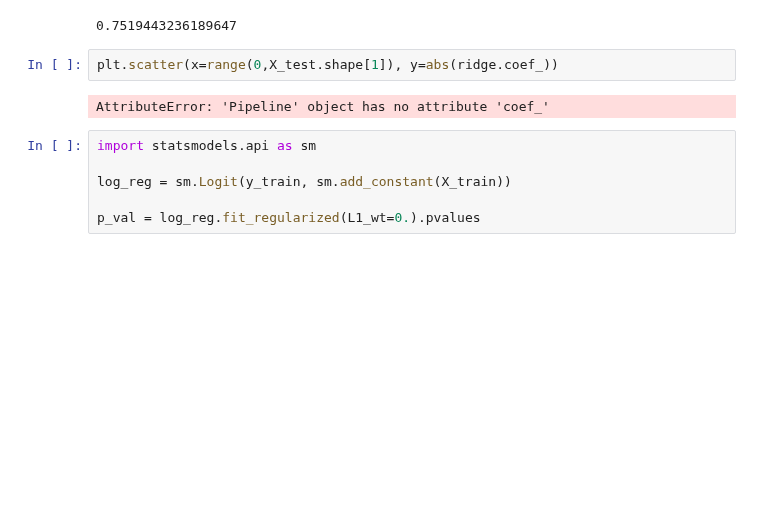
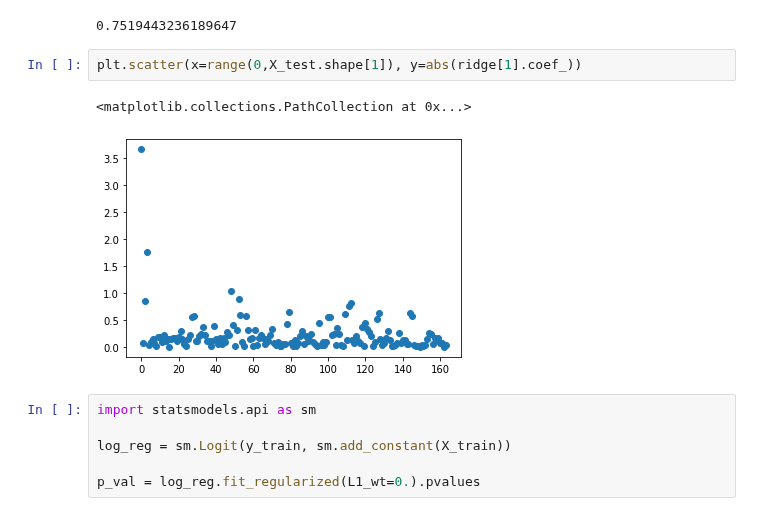
Before and after one commit to g0bel1n/VIX_predictions, a Jupyter notebook: analysis/ridge_2.ipynb, the cells around one changed output. Saved outputs shown, nothing was run; the diff lists cells and outputs as text; blank space fills up the shorter version.

```diff
--- a/analysis/ridge_2.ipynb
+++ b/analysis/ridge_2.ipynb
@@ -101,9 +101,10 @@ roc_auc_score(y_test, y_scores)
 # %% [output]
 0.7519443236189647
 # %%
-plt.scatter(x=range(0,X_test.shape[1]), y=abs(ridge.coef_))
+plt.scatter(x=range(0,X_test.shape[1]), y=abs(ridge[1].coef_))
 # %% [output]
-AttributeError: 'Pipeline' object has no attribute 'coef_'
+<matplotlib.collections.PathCollection at 0x...>
+[figure, added]
 # %%
 import statsmodels.api as sm
 
```
Also changed, not shown: parts of 5 cells of this notebook, 2 other files.
